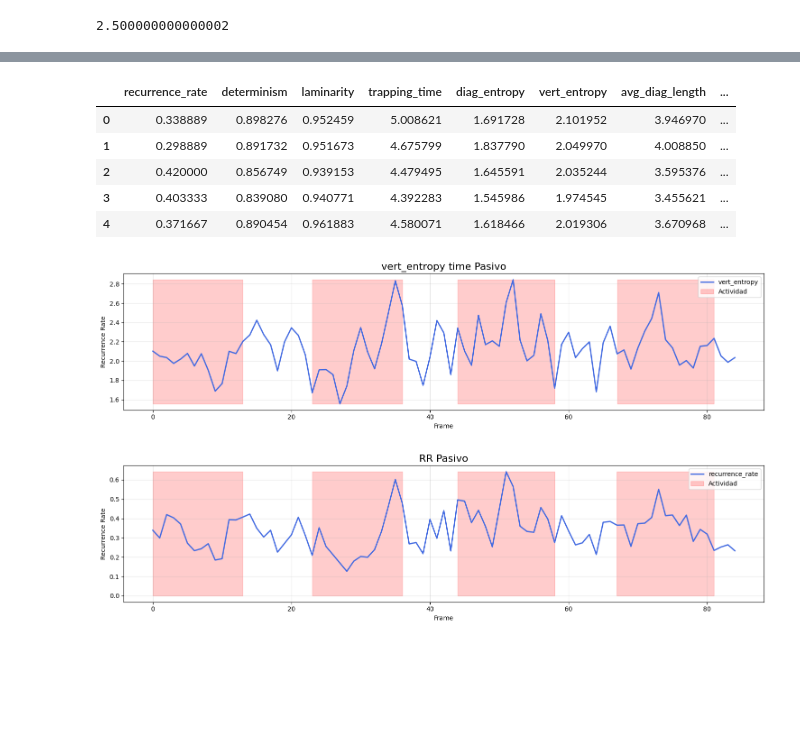
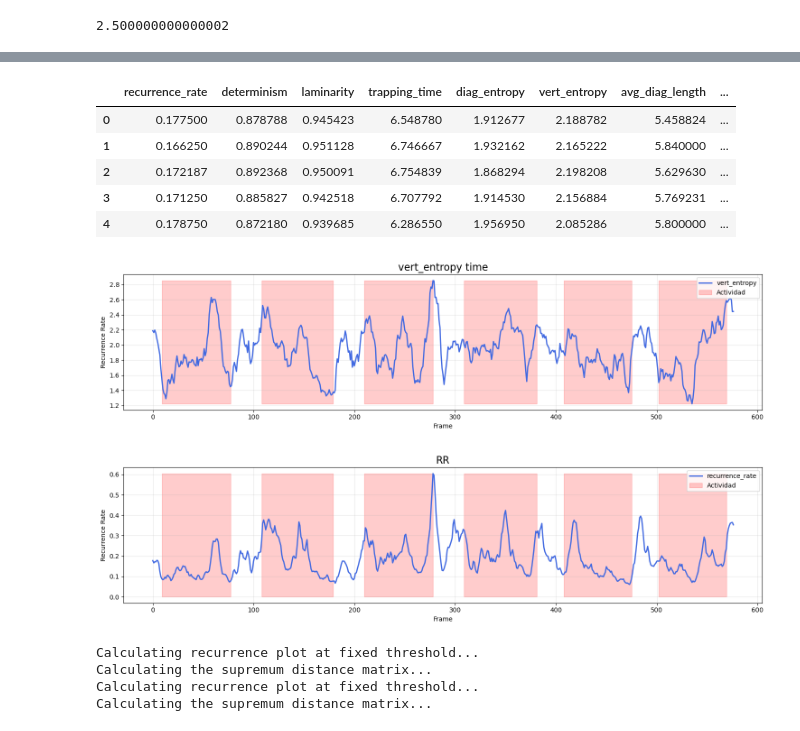
Before and after one commit to FernandoMoralesM01/EEG_RQA, a Jupyter notebook: 5.ipynb, the cells around one changed output, grey strips where cells are left out. Cells and saved outputs as stored; diff of their text form; code cells hidden in the pictures; blank space fills up the shorter version.

Commit message:
Pruebas estadisticas y visiualización de datos con implementación en R

```diff
--- a/5.ipynb
+++ b/5.ipynb
@@ -9,13 +9,21 @@ from pyunicorn.timeseries import RecurrencePlot
 import logging
 logging.basicConfig(level=logging.CRITICAL)
 # %%
-FILE_NAME = r"D:\Pruebas%20BCI\SeñalesProcesadas10Hz2\MauricioServin\S1\10deTorquePre.csv"
+FILE_NAME = r"E:\Pruebas%20BCI\SeñalesProcesadas10Hz2\AndreaBosch\S1\10deTorquePre.csv"
 
-selected_channels = [
-    ["C2", "C1", "FCz", "Cz", "C3", "CP3"],
-    ["FC4", "C1", "Cz", "C1", "P3"],
-    ["C3", "C2", "CP3"]
-]
+
+selected_channels_config = {
+    "mu": ["C2", "C1", "FCz", "Cz", "C3", "CP3"],
+    "beta": ["C2", "C1", "FCz", "Cz", "C3", "CP3"],
+    "gamma": ["C2", "C1", "FCz", "Cz", "C3", "CP3"]
+}
+
+
+# selected_channels = [
+#     ["C2", "C1", "FCz", "Cz", "C3", "CP3"],
+#     ["FC4", "C1", "Cz", "C1", "P3"],
+#     ["C3", "C2", "CP3"]
+# ]
 
 #INPUT
 
@@ -39,7 +47,7 @@ selected_channels = [
 #                    ["Cz", "O2"],
 #                    ["C2", "FC4", "CP3"]]
 
-band = "gamma"
+band = "beta"
 
 if band == "mu":
     selected_channels = selected_channels[0]
@@ -51,7 +59,6 @@ else:
 data = pd.read_csv(FILE_NAME)
 binary_signal = data["Binaria"]
 selected_columns = [f"{band}_" + ch for ch in selected_channels]
-data = (data[selected_columns] - data[selected_columns].min()) / (data[selected_columns].max() - data[selected_columns].min())
-
+data = data[selected_columns]
 data.shape
 # %% [output]
@@ -80,6 +95,8 @@ thresh
 # %%
-win_len = 60
-step = int(win_len * (1 - 0.50))
+win_len = 80
+overlapp = 0.90
+
+step = int(win_len * (1 - overlapp))
 
 recurrence_plots = []
 binary_signal_2 = []
@@ -91,12 +108,12 @@ for i in range(0, len(binary_signal) - win_len + 1, step):
     binary_signal_2.append(binary_signal[i])  # etiqueta o valor asociado al inicio de la ventana
     rp = RecurrencePlot(
         window_data,
-        threshold=0.18,  # 0.12 * 2 como en tu código original
+        threshold=0.08,
         #tau=3,
         adaptive_neighborhood_size=10,
         epsilon='distance',
         metric="supremum",
-        dim=3  # Dimensión del espacio de fase
+        dim=10  # Dimensión del espacio de fase
     )
     recurrence_plots.append(rp)
 # %% [output]
@@ -162,11 +189,11 @@ df = pd.DataFrame(dict_)
 df.head()
 # %% [output]
 |  | recurrence_rate | determinism | laminarity | trapping_time | diag_entropy | vert_entropy | avg_diag_length | ... |
-| 0 | 0.338889 | 0.898276 | 0.952459 | 5.008621 | 1.691728 | 2.101952 | 3.946970 | ... |
-| 1 | 0.298889 | 0.891732 | 0.951673 | 4.675799 | 1.837790 | 2.049970 | 4.008850 | ... |
-| 2 | 0.420000 | 0.856749 | 0.939153 | 4.479495 | 1.645591 | 2.035244 | 3.595376 | ... |
-| 3 | 0.403333 | 0.839080 | 0.940771 | 4.392283 | 1.545986 | 1.974545 | 3.455621 | ... |
-| 4 | 0.371667 | 0.890454 | 0.961883 | 4.580071 | 1.618466 | 2.019306 | 3.670968 | ... |
+| 0 | 0.177500 | 0.878788 | 0.945423 | 6.548780 | 1.912677 | 2.188782 | 5.458824 | ... |
+| 1 | 0.166250 | 0.890244 | 0.951128 | 6.746667 | 1.932162 | 2.165222 | 5.840000 | ... |
+| 2 | 0.172187 | 0.892368 | 0.950091 | 6.754839 | 1.868294 | 2.198208 | 5.629630 | ... |
+| 3 | 0.171250 | 0.885827 | 0.942518 | 6.707792 | 1.914530 | 2.156884 | 5.769231 | ... |
+| 4 | 0.178750 | 0.872180 | 0.939685 | 6.286550 | 1.956950 | 2.085286 | 5.800000 | ... |
 # %%
 metric = "vert_entropy"
 
@@ -188,7 +215,7 @@ plt.fill_between(
     label="Actividad"
 )
 
-plt.title(f"{metric} time Pasivo", fontsize=16)
+plt.title(f"{metric} time", fontsize=16)
 plt.xlabel("Frame")
 plt.ylabel("Recurrence Rate")
 plt.legend(loc="upper right")
@@ -196,32 +223,59 @@ plt.grid(True, alpha=0.3)
 plt.tight_layout()
 plt.show()
 # %% [output]
-[figure, old version]
+[figure, new version]
 # %%
 plt.figure(figsize=(15, 4))
 
 # Plot de la señal continua
 plt.plot(df["recurrence_rate"], label="recurrence_rate", linewidth=2, color='royalblue')
 
 # Crear la "sombra binaria" como una franja de fondo
 binary_signal_2 = np.array(binary_signal_2)
 plt.fill_between(
     range(len(binary_signal_2)),
     0,  # desde cero
     df["recurrence_rate"].max(),  # hasta el máximo de la señal
     where=binary_signal_2 > 0.5,
     color='red',
     alpha=0.2,
     step='pre',
     label="Actividad"
 )
 
-plt.title("RR Pasivo", fontsize=16)
+plt.title("RR", fontsize=16)
 plt.xlabel("Frame")
 plt.ylabel("Recurrence Rate")
 plt.legend(loc="upper right")
 plt.grid(True, alpha=0.3)
 plt.tight_layout()
 plt.show()
 # %% [output]
-[figure, old version]
+[figure, new version]
+# %%
+win_len = 2606
+step = int(win_len * (1 - 0.50))
+
+recurrence_plots = []
+binary_signal_2 = []
+
+thresh = data.std().mean()
+
+for i in range(0, len(binary_signal) - win_len + 1, step):
+    window_data = data.values[i:i + win_len, :]
+    binary_signal_2.append(binary_signal[i])  # etiqueta o valor asociado al inicio de la ventana
+    rp = RecurrencePlot(
+        window_data,
+        threshold=0.05,  # 0.12 * 2 como en tu código original
+        #tau=3,
+        adaptive_neighborhood_size=10,
+        epsilon='distance',
+        metric="supremum",
+        dim=3  # Dimensión del espacio de fase
+    )
+    recurrence_plots.append(rp)
+# %% [output]
+Calculating recurrence plot at fixed threshold...
+Calculating the supremum distance matrix...
+Calculating recurrence plot at fixed threshold...
+Calculating the supremum distance matrix...
```
Also changed, not shown: parts of 11 cells of this notebook, 9 other files.
